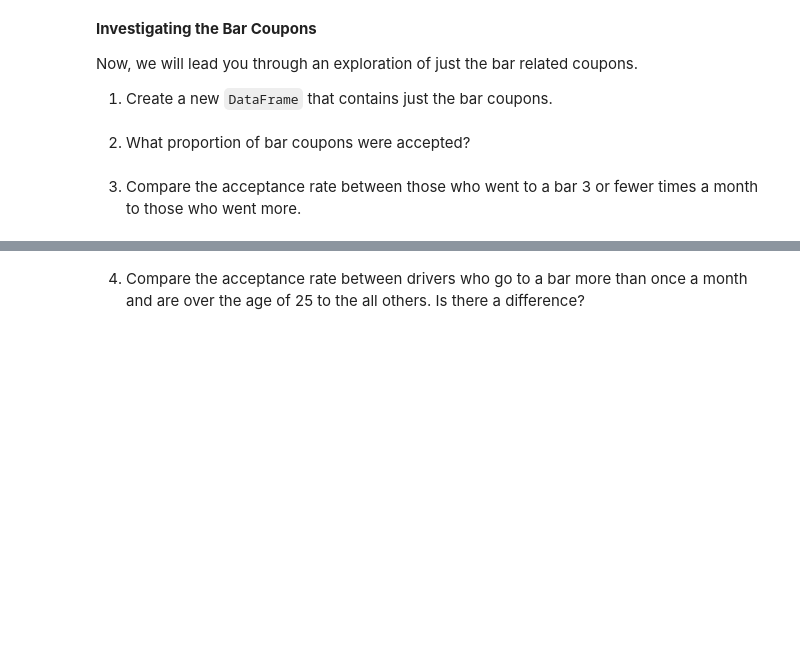
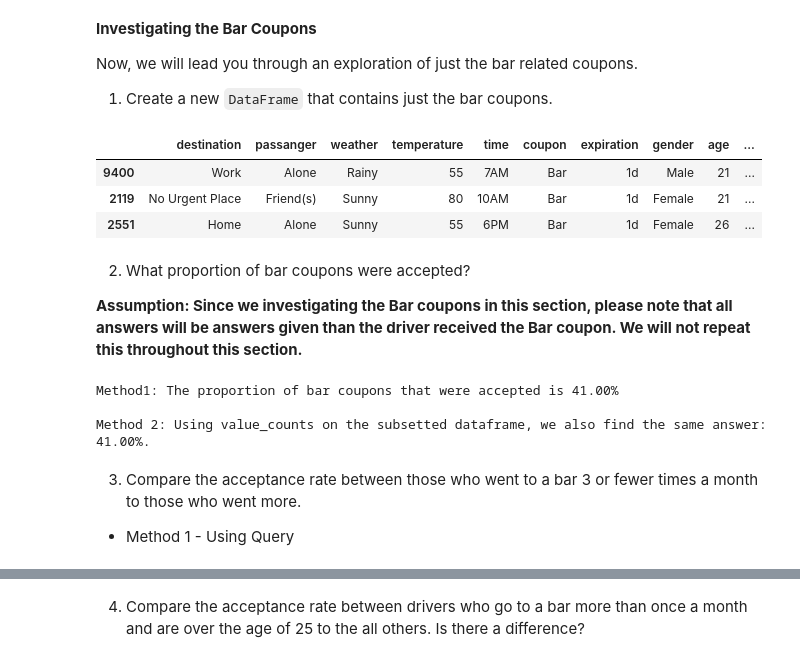
Before and after one commit to marchofnines/customer_coupons, a Jupyter notebook: prompt.ipynb, the cells around one changed output, grey strips where cells are left out. Saved outputs shown, nothing was run; the diff lists cells and outputs as text; code cells hidden in the pictures; blank space fills up the shorter version.

```diff
--- a/prompt.ipynb
+++ b/prompt.ipynb
@@ -229,7 +286,39 @@ fig.show('notebook')
 Now, we will lead you through an exploration of just the bar related coupons.
 
 1. Create a new `DataFrame` that contains just the bar coupons.
-# %% [markdown]
-2. What proportion of bar coupons were accepted?
+# %%
+df_bar= df.copy().query("coupon=='Bar'")
+df_bar.sample(3)
+# %% [output]
+|  | destination | passanger | weather | temperature | time | coupon | expiration | gender | age | ... |
+| 9400 | Work | Alone | Rainy | 55 | 7AM | Bar | 1d | Male | 21 | ... |
+| 2119 | No Urgent Place | Friend(s) | Sunny | 80 | 10AM | Bar | 1d | Female | 21 | ... |
+| 2551 | Home | Alone | Sunny | 55 | 6PM | Bar | 1d | Female | 26 | ... |
+# %% [markdown]
+2. What proportion of bar coupons were accepted?
+
+**Assumption:  Since we investigating the Bar coupons in this section, please note that all  answers will be answers given than the driver received the Bar coupon. We will not repeat this throughout this section.**
+# %%
+#METHOD 1
+#We already calculated proportions for each coupon type above
+print(f"Method1: The proportion of bar coupons that were accepted is {cy_percentages.iloc[1,2]:.2f}%")
+
+#METHOD 2
+#Here is the calculation again using df_bar and computed using value_counts
+accept_distribution_bar = df_bar.groupby('Y')[['Y']].value_counts().sort_values(ascending=False)
+
+accept_bar= accept_distribution_bar.values[1]
+reject_bar= accept_distribution_bar.values[0]
+total_bar = accept_bar + reject_bar
+
+accept_bar_ratio = accept_bar/total_bar
+reject_bar_ratio = 1-accept_bar_ratio
+
+print(f"\nMethod 2: Using value_counts on the subsetted dataframe, we also find the same answer: {100*accept_bar_ratio:.2f}%.")
+# %% [output]
+Method1: The proportion of bar coupons that were accepted is 41.00%
+
+Method 2: Using value_counts on the subsetted dataframe, we also find the same answer: 41.00%.
 # %% [markdown]
 3. Compare the acceptance rate between those who went to a bar 3 or fewer times a month to those who went more.
+- Method 1 - Using Query
```
Also changed, not shown: parts of 20 cells of this notebook.
